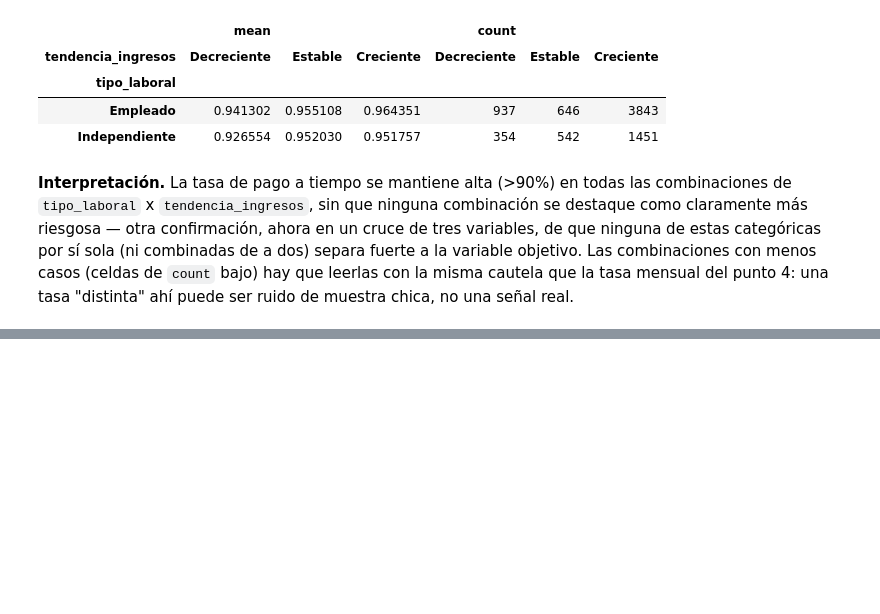
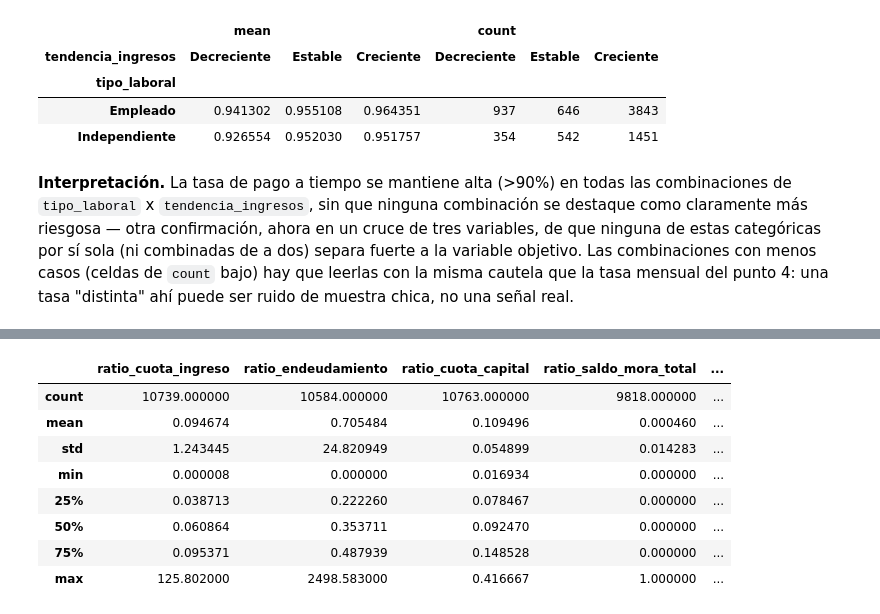
Before and after one commit to Juanmarossi/proyecto-final-riesgo-crediticio, a Jupyter notebook: notebooks/comprension_eda.ipynb, the cells around one changed output, grey strips where cells are left out. Cells and saved outputs as stored; diff of their text form; code cells hidden in the pictures; blank space fills up the shorter version.

```diff
--- a/notebooks/comprension_eda.ipynb
+++ b/notebooks/comprension_eda.ipynb
@@ -1216,0 +1495,38 @@ pivot_tres_variables
+# %%
+fecha_referencia = df["fecha_prestamo"].max()
+
+df["ratio_cuota_ingreso"] = df["cuota_pactada"] / df["salario_cliente"].replace(0, np.nan)
+df["ratio_endeudamiento"] = (df["total_otros_prestamos"] + df["saldo_total"]) / df["salario_cliente"].replace(0, np.nan)
+df["ratio_cuota_capital"] = df["cuota_pactada"] / df["capital_prestado"]
+df["ratio_saldo_mora_total"] = df["saldo_mora"] / df["saldo_total"].replace(0, np.nan)
+df["antiguedad_credito_dias"] = (fecha_referencia - df["fecha_prestamo"]).dt.days
+df["total_creditos_todos_sectores"] = (
+    df["creditos_sectorFinanciero"] + df["creditos_sectorCooperativo"] + df["creditos_sectorReal"]
+)
+df["pct_creditos_sector_financiero"] = (
+    df["creditos_sectorFinanciero"] / df["total_creditos_todos_sectores"].replace(0, np.nan)
+)
+df["ratio_capital_ingreso"] = df["capital_prestado"] / df["salario_cliente"].replace(0, np.nan)
+df["saldo_no_principal"] = df["saldo_total"] - df["saldo_principal"]
+
+ATRIBUTOS_DERIVADOS = [
+    {"atributo": "ratio_cuota_ingreso", "formula": "cuota_pactada / salario_cliente",
+     "logica_de_negocio": "capacidad de pago: qué fracción del ingreso mensual se va en la cuota de este crédito"},
+    {"atributo": "ratio_endeudamiento", "formula": "(total_otros_prestamos + saldo_total) / salario_cliente",
+     "logica_de_negocio": "endeudamiento total (otras deudas + saldo vigente) relativo al ingreso"},
+    {"atributo": "ratio_cuota_capital", "formula": "cuota_pactada / capital_prestado",
+     "logica_de_negocio": "qué fracción del capital se paga por cuota; aproxima el ritmo real de pago"},
+    {"atributo": "ratio_saldo_mora_total", "formula": "saldo_mora / saldo_total",
+     "logica_de_negocio": "proporción del saldo total que está en mora; señal directa de deterioro"},
+    {"atributo": "antiguedad_credito_dias", "formula": "fecha_referencia - fecha_prestamo",
+     "logica_de_negocio": "antigüedad del crédito en días, para detectar efectos de vintage/cosecha"},
+    {"atributo": "total_creditos_todos_sectores", "formula": "suma de creditos_sector{Financiero,Cooperativo,Real}",
+     "logica_de_negocio": "exposición total del cliente en el sistema financiero, agregando los tres sectores"},
+    {"atributo": "pct_creditos_sector_financiero", "formula": "creditos_sectorFinanciero / total_creditos_todos_sectores",
+     "logica_de_negocio": "concentración de la exposición del cliente en el sector financiero vs. cooperativo/real"},
+    {"atributo": "ratio_capital_ingreso", "formula": "capital_prestado / salario_cliente",
+     "logica_de_negocio": "tamaño del crédito relativo al ingreso: a cuántos meses de sueldo equivale"},
+    {"atributo": "saldo_no_principal", "formula": "saldo_total - saldo_principal",
+     "logica_de_negocio": "parte del saldo que no es capital (intereses/mora acumulada); deterioro adicional a saldo_mora"},
+]
+pd.DataFrame(ATRIBUTOS_DERIVADOS)
@@ -1216,0 +1544,12 @@ pivot_tres_variables
+# %%
+df[[a["atributo"] for a in ATRIBUTOS_DERIVADOS]].describe()
+# %% [output]
+|  | ratio_cuota_ingreso | ratio_endeudamiento | ratio_cuota_capital | ratio_saldo_mora_total | ... |
+| count | 10739.000000 | 10584.000000 | 10763.000000 | 9818.000000 | ... |
+| mean | 0.094674 | 0.705484 | 0.109496 | 0.000460 | ... |
+| std | 1.243445 | 24.820949 | 0.054899 | 0.014283 | ... |
+| min | 0.000008 | 0.000000 | 0.016934 | 0.000000 | ... |
+| 25% | 0.038713 | 0.222260 | 0.078467 | 0.000000 | ... |
+| 50% | 0.060864 | 0.353711 | 0.092470 | 0.000000 | ... |
+| 75% | 0.095371 | 0.487939 | 0.148528 | 0.000000 | ... |
+| max | 125.802000 | 2498.583000 | 0.416667 | 1.000000 | ... |
```
Also changed, not shown: parts of 15 cells of this notebook.
